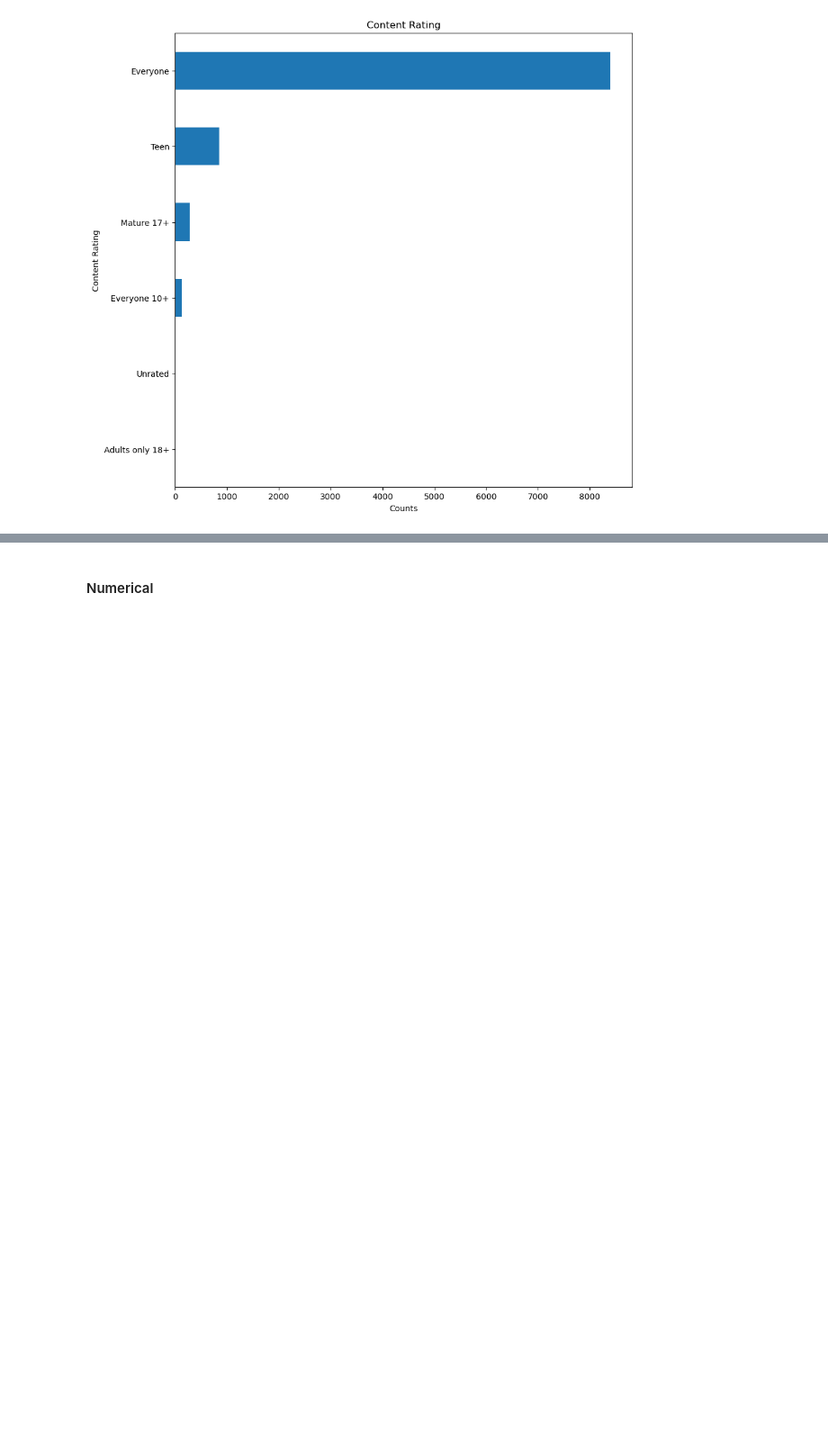
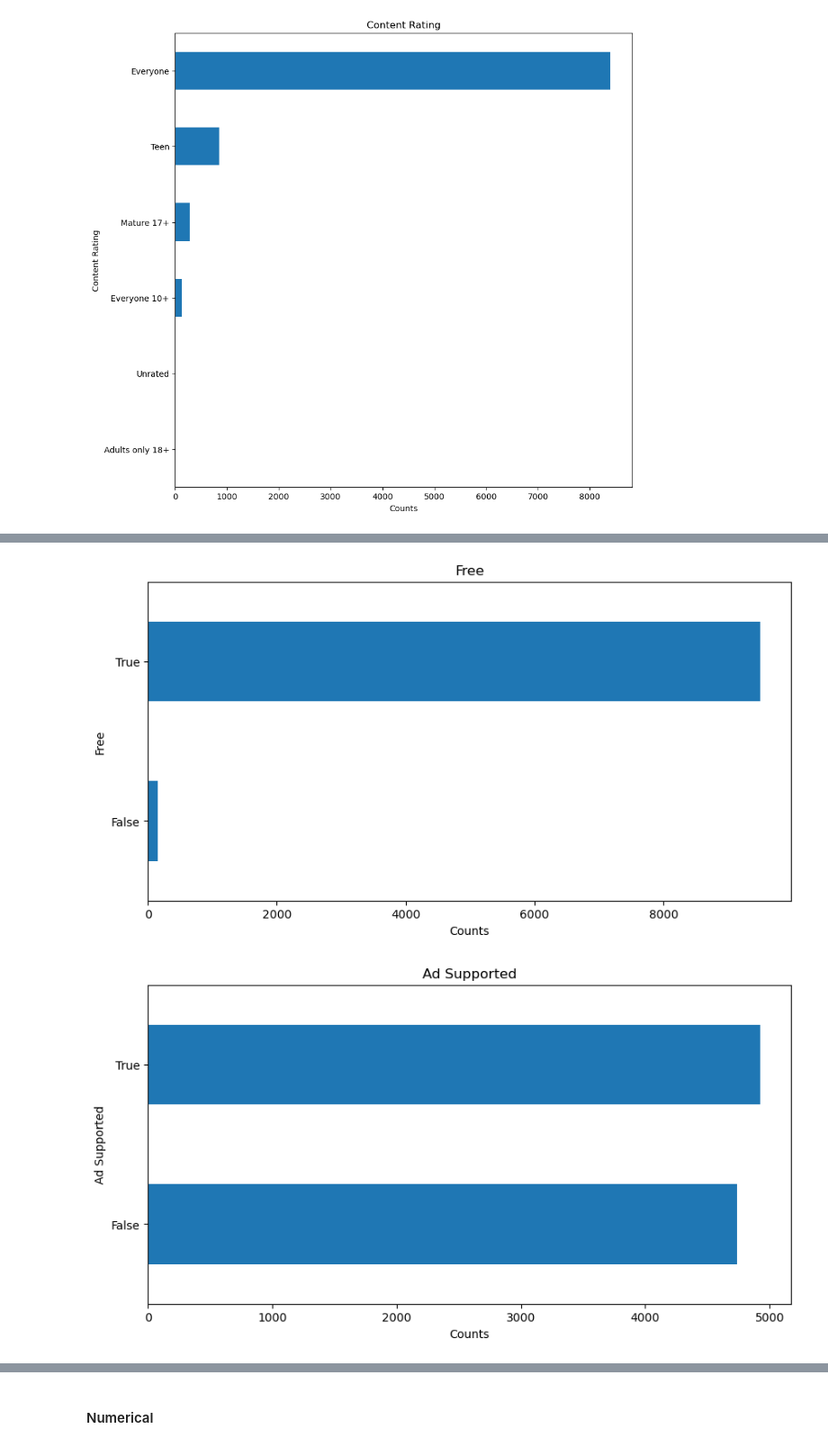
Before and after one commit to LouLan99/User-Rating-Prediction-Model, a Jupyter notebook: notebooks/02-eda copy.ipynb, the cells around one changed output, grey strips where cells are left out. Shown at 90% size. Saved outputs shown, nothing was run; the diff lists cells and outputs as text; code cells hidden in the pictures; blank space fills up the shorter version.

```diff
--- a/notebooks/02-eda copy.ipynb
+++ b/notebooks/02-eda copy.ipynb
@@ -99,0 +91,10 @@ Most of the applications is for everyone and there is less application for every
+# %%
+for column in boolean_df.columns:
+    plt.figure(figsize=(10,5))
+    boolean_df[column].value_counts().sort_values().plot(kind='barh')
+    plt.xlabel("Counts")
+    plt.title(column)
+    plt.show()
+# %% [output]
+[figure, added]
+[figure, added]
```
Also changed, not shown: parts of 27 cells of this notebook.
